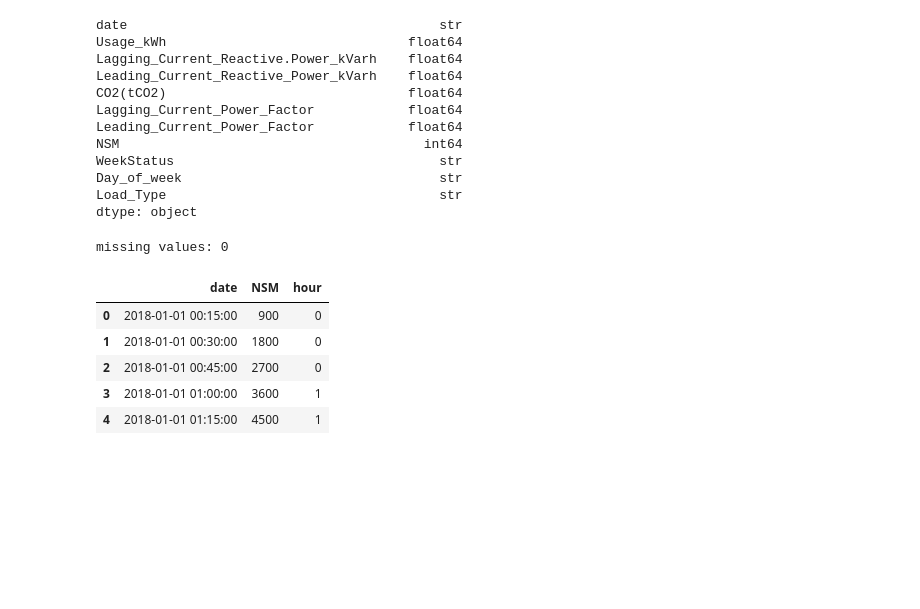
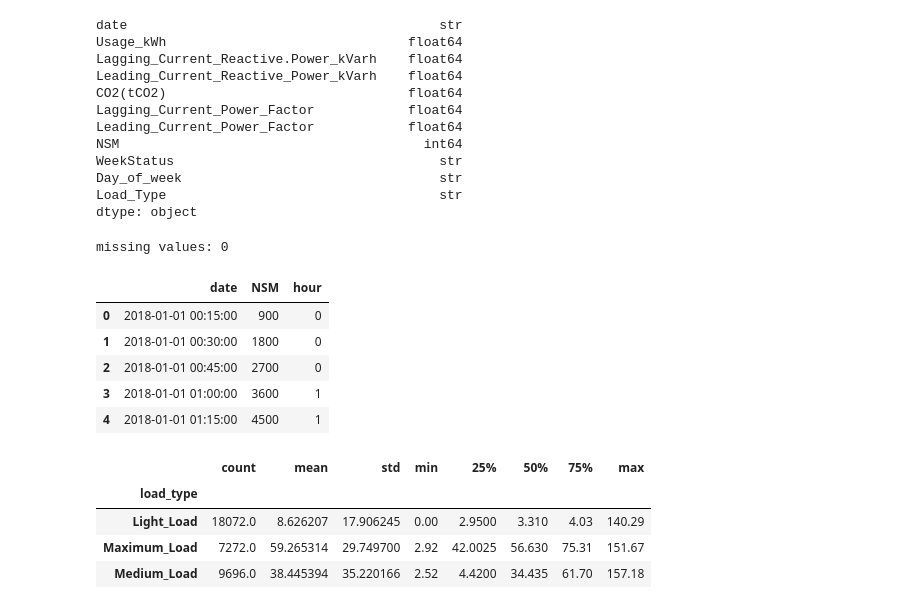
Before and after one commit to joelmayinja/energy-aware-robot-dqn, a Jupyter notebook: notebooks/dataset_prototype.ipynb, the cells around one changed output. Saved outputs shown, nothing was run; the diff lists cells and outputs as text; code cells hidden in the pictures; blank space fills up the shorter version.

```diff
--- a/notebooks/dataset_prototype.ipynb
+++ b/notebooks/dataset_prototype.ipynb
@@ -53,3 +53,12 @@ df[['date', 'NSM', 'hour']].head()
 | 2 | 2018-01-01 00:45:00 | 2700 | 0 |
 | 3 | 2018-01-01 01:00:00 | 3600 | 1 |
 | 4 | 2018-01-01 01:15:00 | 4500 | 1 |
+# %%
+df.columns = df.columns.str.lower()
+df.groupby('load_type')['usage_kwh'].describe()
+# %% [output]
+|  | count | mean | std | min | 25% | 50% | 75% | max |
+| load_type |  |  |  |  |  |  |  |  |
+| Light_Load | 18072.0 | 8.626207 | 17.906245 | 0.00 | 2.9500 | 3.310 | 4.03 | 140.29 |
+| Maximum_Load | 7272.0 | 59.265314 | 29.749700 | 2.92 | 42.0025 | 56.630 | 75.31 | 151.67 |
+| Medium_Load | 9696.0 | 38.445394 | 35.220166 | 2.52 | 4.4200 | 34.435 | 61.70 | 157.18 |
```
Also changed, not shown: parts of 6 cells of this notebook.
